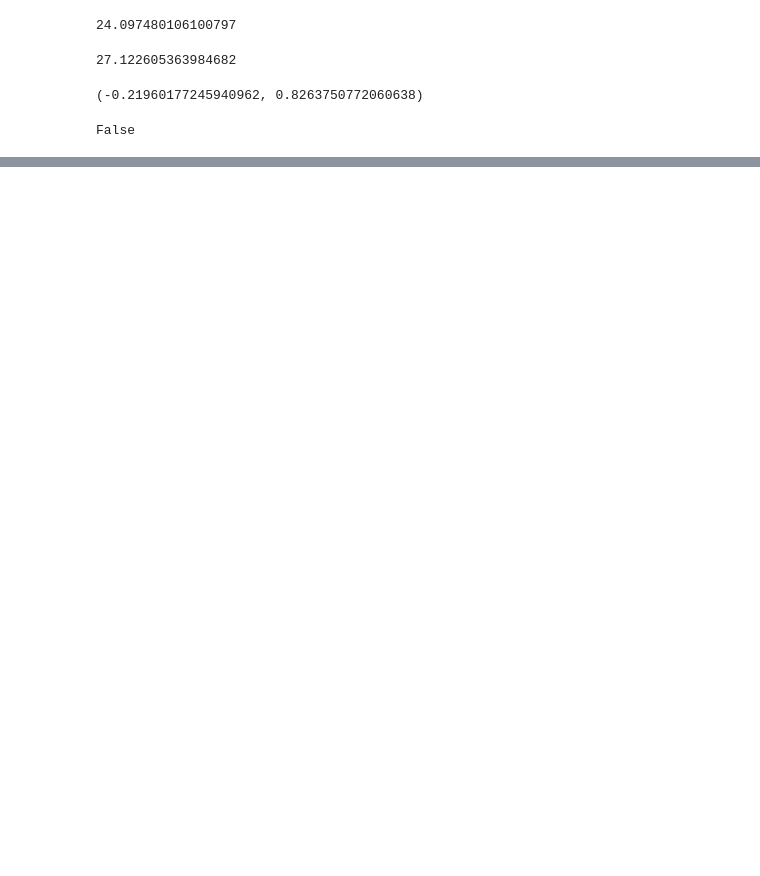
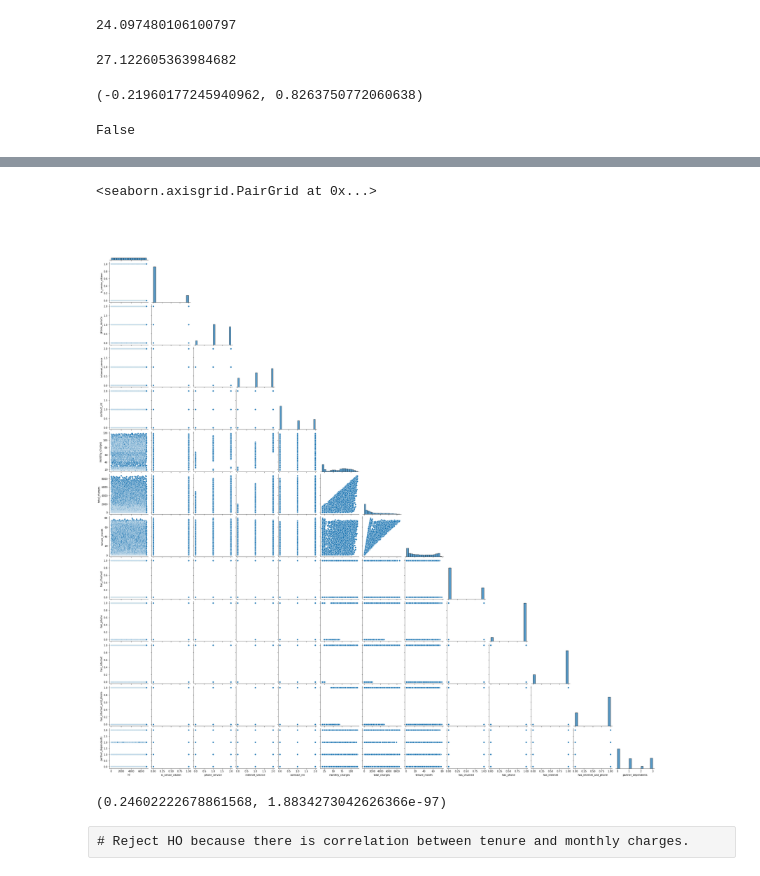
Before and after one commit to SLawsonWoods/statistics-exercises, a Jupyter notebook: hypothesis_testing.ipynb, the cells around one changed output, grey strips where cells are left out. Cells and saved outputs as stored; diff of their text form; code cells hidden in the pictures; blank space fills up the shorter version.

Commit message:
Practicing with correlations.

```diff
--- a/hypothesis_testing.ipynb
+++ b/hypothesis_testing.ipynb
@@ -260,0 +295,5 @@ stats.ttest.ind formula find this
+# %%
+sns.pairplot(df, corner=True)
+# %% [output]
+<seaborn.axisgrid.PairGrid at 0x...>
+[figure, added]
@@ -260,0 +307,7 @@ stats.ttest.ind formula find this
+# %%
+corr, p = stats.pearsonr(df.tenure_month, df.monthly_charges)
+corr, p
+# %% [output]
+(0.24602222678861568, 1.8834273042626366e-97)
+# %% [raw]
+# Reject HO because there is correlation between tenure and monthly charges.
```
Also changed, not shown: parts of 21 cells of this notebook.
